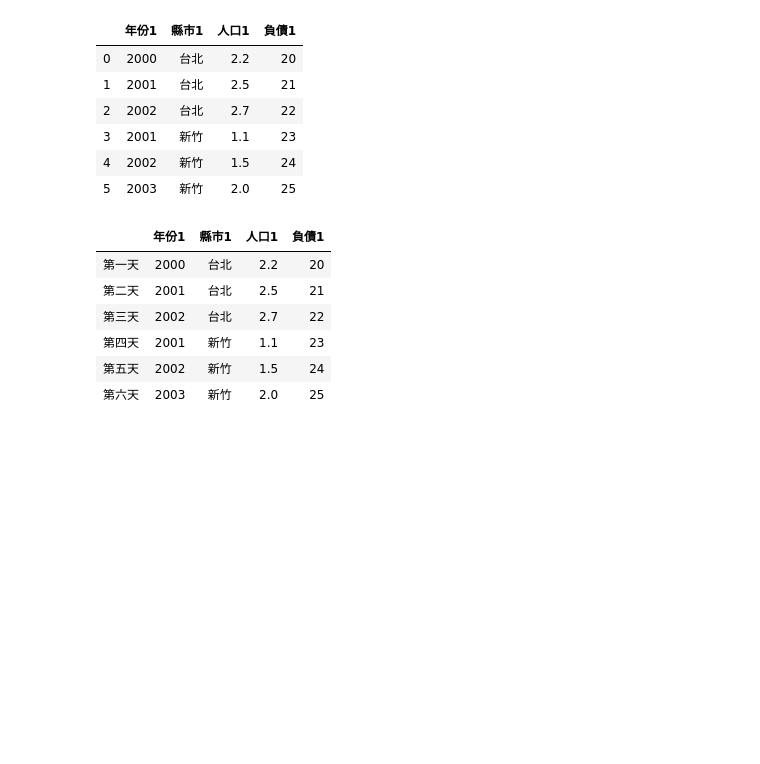
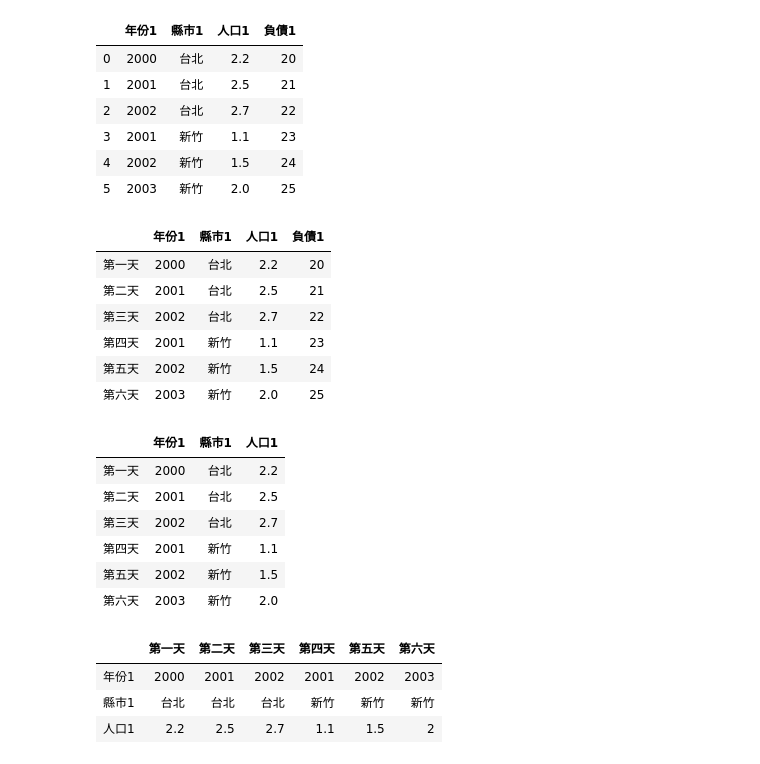
Before and after one commit to a29571508/PythonForDataAnalysis, a Jupyter notebook: 上課內容/sample21.ipynb, the cells around one changed output. Drawn from its saved outputs; the diff is of its cells as text; code cells hidden in the pictures; blank space fills up the shorter version.

```diff
--- a/上課內容/sample21.ipynb
+++ b/上課內容/sample21.ipynb
@@ -260,0 +264,17 @@ frame2
+# %%
+frame2
+# %% [output]
+|  | 年份1 | 縣市1 | 人口1 |
+| 第一天 | 2000 | 台北 | 2.2 |
+| 第二天 | 2001 | 台北 | 2.5 |
+| 第三天 | 2002 | 台北 | 2.7 |
+| 第四天 | 2001 | 新竹 | 1.1 |
+| 第五天 | 2002 | 新竹 | 1.5 |
+| 第六天 | 2003 | 新竹 | 2.0 |
+# %%
+frame2.T
+# %% [output]
+|  | 第一天 | 第二天 | 第三天 | 第四天 | 第五天 | 第六天 |
+| 年份1 | 2000 | 2001 | 2002 | 2001 | 2002 | 2003 |
+| 縣市1 | 台北 | 台北 | 台北 | 新竹 | 新竹 | 新竹 |
+| 人口1 | 2.2 | 2.5 | 2.7 | 1.1 | 1.5 | 2 |
```
Also changed, not shown: parts of 4 cells of this notebook.
